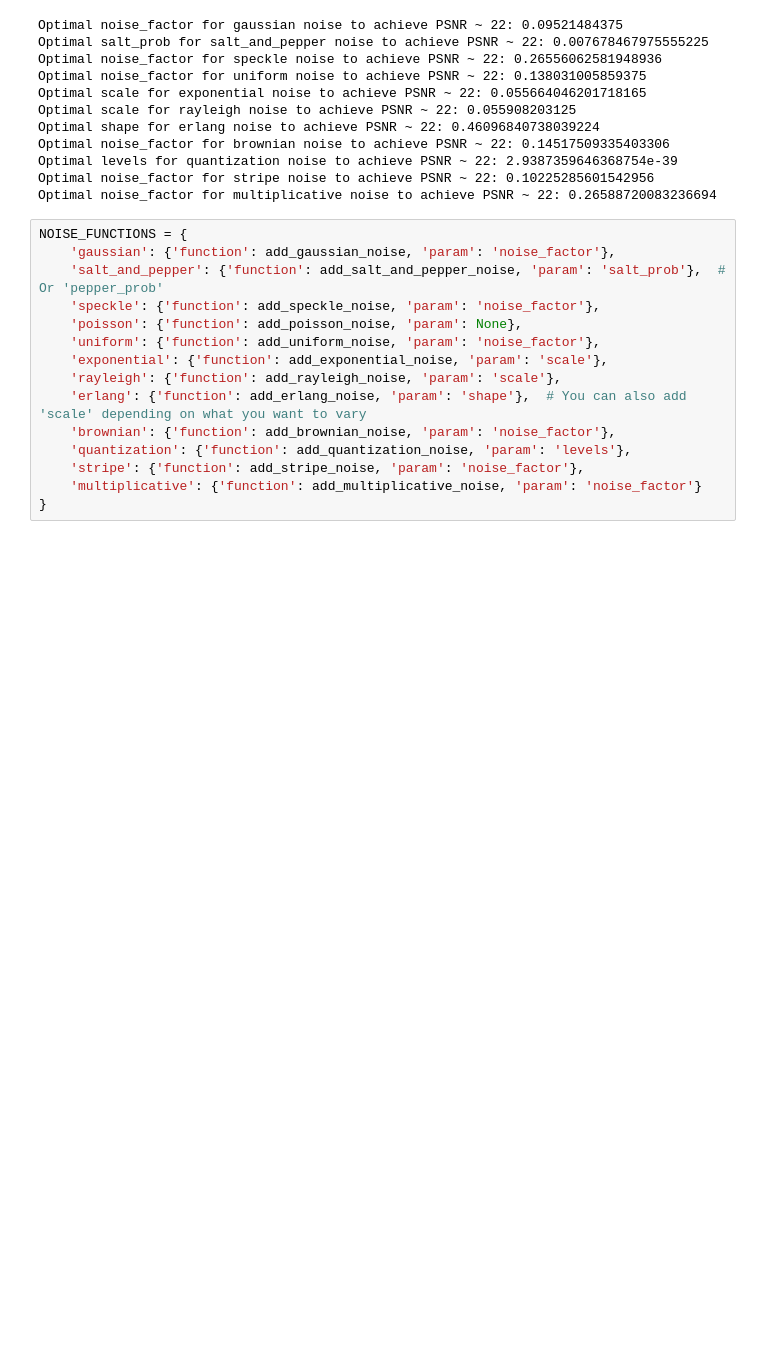
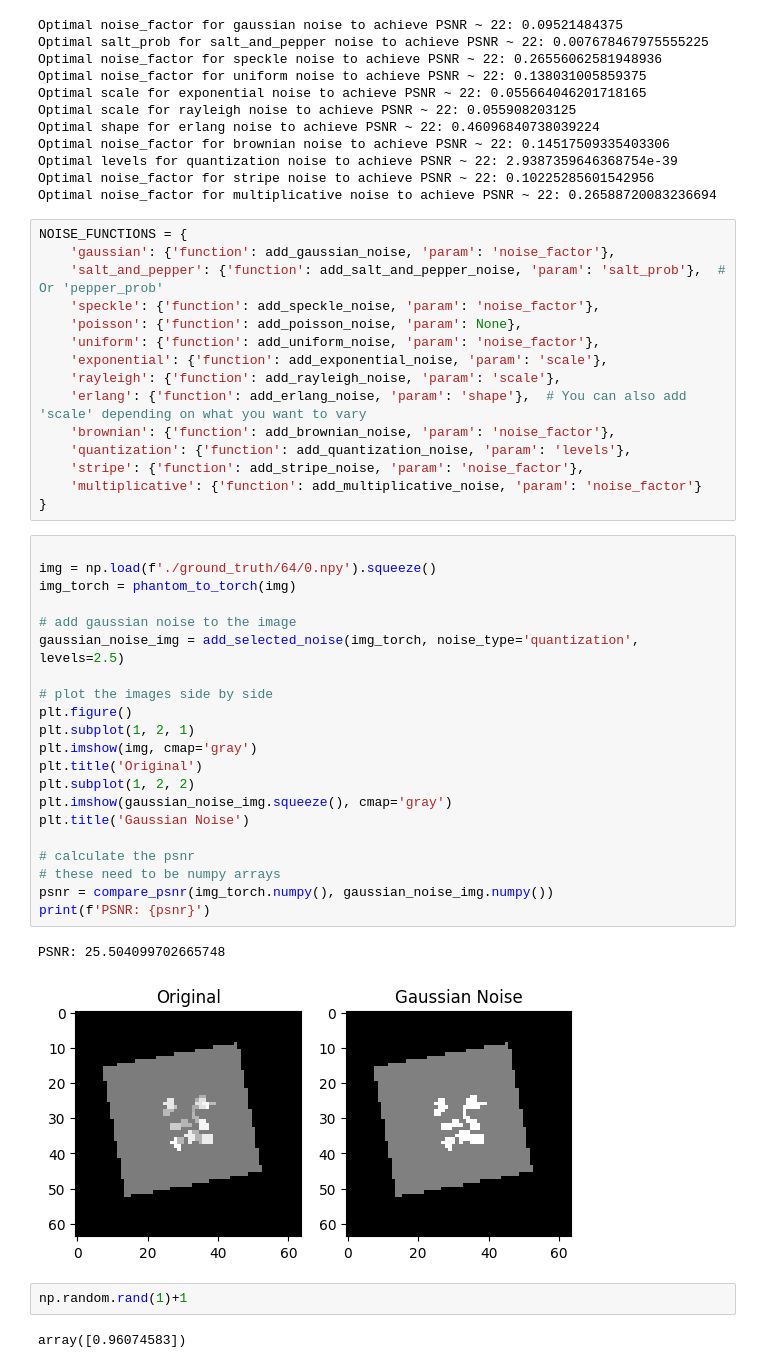
Before and after one commit to himbostradamus/dip-in-darts, a Jupyter notebook: phantoms/generate.ipynb, the cells around one changed output. Drawn from its saved outputs; the diff is of its cells as text; blank space fills up the shorter version.

```diff
--- a/phantoms/generate.ipynb
+++ b/phantoms/generate.ipynb
@@ -207,3 +207,31 @@ NOISE_FUNCTIONS = {
     'stripe': {'function': add_stripe_noise, 'param': 'noise_factor'},
     'multiplicative': {'function': add_multiplicative_noise, 'param': 'noise_factor'}
 }
+# %%
+
+img = np.load(f'./ground_truth/64/0.npy').squeeze()
+img_torch = phantom_to_torch(img)
+
+# add gaussian noise to the image
+gaussian_noise_img = add_selected_noise(img_torch, noise_type='quantization', levels=2.5)
+
+# plot the images side by side
+plt.figure()
+plt.subplot(1, 2, 1)
+plt.imshow(img, cmap='gray')
+plt.title('Original')
+plt.subplot(1, 2, 2)
+plt.imshow(gaussian_noise_img.squeeze(), cmap='gray')
+plt.title('Gaussian Noise')
+
+# calculate the psnr
+# these need to be numpy arrays
+psnr = compare_psnr(img_torch.numpy(), gaussian_noise_img.numpy())
+print(f'PSNR: {psnr}')
+# %% [output]
+PSNR: 25.504099702665748
+[figure, added]
+# %%
+np.random.rand(1)+1
+# %% [output]
+array([0.96074583])
```
Also changed, not shown: parts of 2 cells of this notebook.
